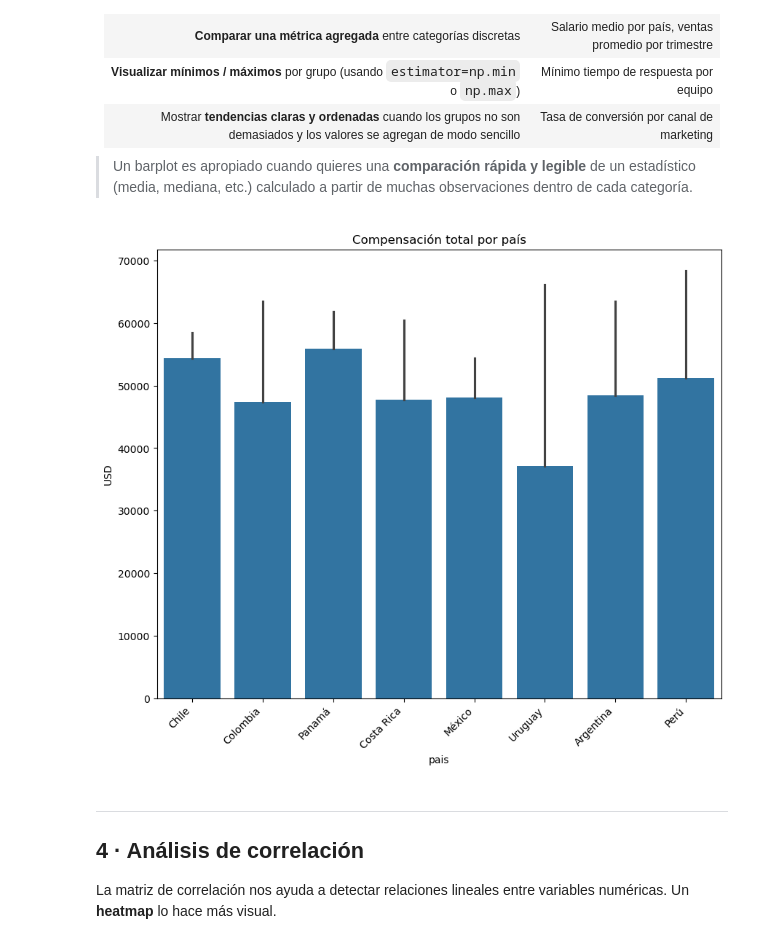
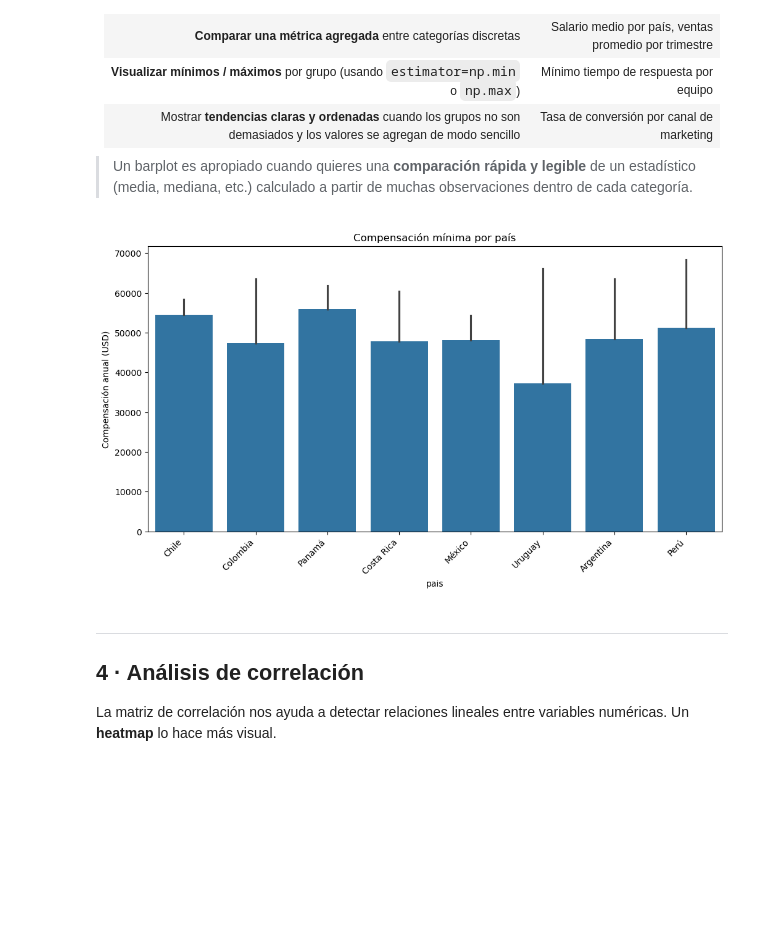
Before and after one commit to vacostatech/pydatapanama-cursos, a Jupyter notebook: cursos/analisis_datos/notebooks/pyda_modulo03_fernandovillalobos.ipynb, the cells around one changed output. Cells and saved outputs as stored; diff of their text form; code cells hidden in the pictures; blank space fills up the shorter version.

```diff
--- a/cursos/analisis_datos/notebooks/pyda_modulo03_fernandovillalobos.ipynb
+++ b/cursos/analisis_datos/notebooks/pyda_modulo03_fernandovillalobos.ipynb
@@ -280,26 +283,31 @@ La altura indica el valor del estadístico y las líneas verticales (error bars)
 # %%
 # ── Ejercicio ────────────────────────────────────────────────────────────
 # 1. Crea un barplot que muestre la **compensación mínima** por país
 #    (usa estimator=np.min). Ideal para comparar pisos salariales.
 # 2. Incluye barras de error con un intervalo de confianza del 95 %
 #    mediante errorbar=('ci', 95).
 # 3. Ajusta la figura a 12×6 y rota las etiquetas de los países 45 °
 #    para que no se solapen.
 # 4. Añade un título descriptivo y etiqueta del eje Y indicando que se
 #    trata de valores mínimos en USD.
 # 5. Finaliza con plt.show().
 
 # definir canva
-plt.figure(figsize=(10,8))
+plt.figure(figsize=(12,6))
 # crear gráfico
 sns.barplot(data=df_salarios_pais, x='pais', y='compensacion_total',estimator=np.min, errorbar=('ci',95))
 # adornos
 plt.xticks(rotation=45, ha='right')
-plt.title('Compensación total por país')
-plt.ylabel('USD')
+plt.title('Compensación mínima por país')
+plt.ylabel('Compensación anual (USD)')
 plt.show()
+
+
+######
+# Preguntar: ¿Por qué todas las barras comienzan en 0?  Limpiamos los datos y no hay compensaciones en 0
+######
 # %% [output]
-[figure, old version]
+[figure, new version]
 # %% [markdown]
 ---
 ## 4 · Análisis de correlación
```
Also changed, not shown: parts of 8 cells of this notebook.
